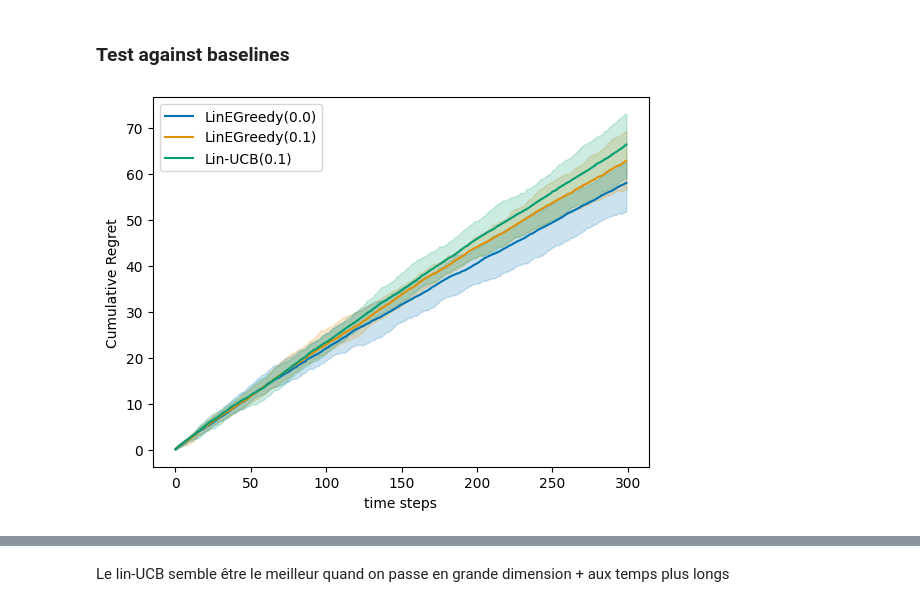
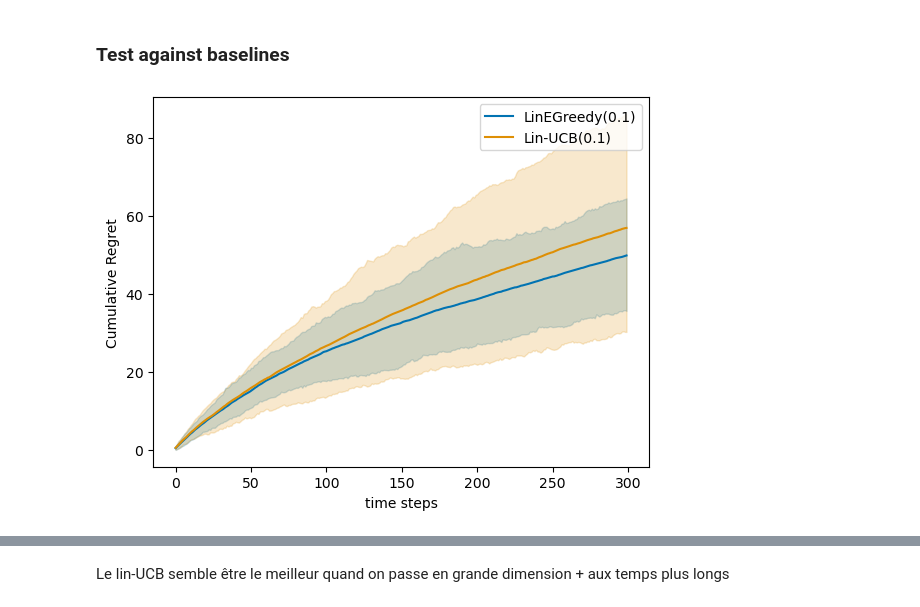
Before and after one commit to gregoirebechade/hw_rl, a Jupyter notebook: StochasticLinearBandits2024_companion_TBC.ipynb, the cells around one changed output, grey strips where cells are left out. Saved outputs shown, nothing was run; the diff lists cells and outputs as text; code cells hidden in the pictures.

```diff
--- a/StochasticLinearBandits2024_companion_TBC.ipynb
+++ b/StochasticLinearBandits2024_companion_TBC.ipynb
@@ -553,12 +530,12 @@ class LinUCB:
 # %% [markdown]
 ### Test against baselines
 # %%
-d = 50  # dimension
-K = 20 # number of arms
+d = 10  # dimension
+K = 8 # number of arms
 theta = ActionsGenerator(1,d).reshape(d) # another way of getting a 'random vector' (depends on your implementation)
 theta /= np.linalg.norm(theta)
 T = 300  # Finite Horizon
-N = 10  # Monte Carlo simulations
+N = 100  # Monte Carlo simulations
 delta = 0.1 # could be set directly in the algorithms
 sigma = 1.
 #choice of percentile display
@@ -566,13 +543,13 @@ q = 10
 # %%
 # policies
 
-linucb = LinUCB(d, delta, sigma=sigma, lambda_reg=1.)
+linucb = LinUCB(d, 0.1, sigma=1, lambda_reg=1.)
 uniform = LinUniform()
 e_greedy = LinEpsilonGreedy(d, lambda_reg=1., eps=0.1)
 greedy = LinEpsilonGreedy(d, lambda_reg=1., eps=0.)
 # %%
 iid_env= LinearBandit(theta, K, var=sigma**2)
-linucb_vs_greedy = experiment(iid_env, [greedy, e_greedy, linucb], Nmc=N, T=T,pseudo_regret=True)
+linucb_vs_greedy = experiment(iid_env, [e_greedy, linucb], Nmc=N, T=T,pseudo_regret=True)
 plot_regret(linucb_vs_greedy)
 # %% [output]
-[figure, old version]
+[figure, new version]
```
Also changed, not shown: parts of 10 cells of this notebook.
